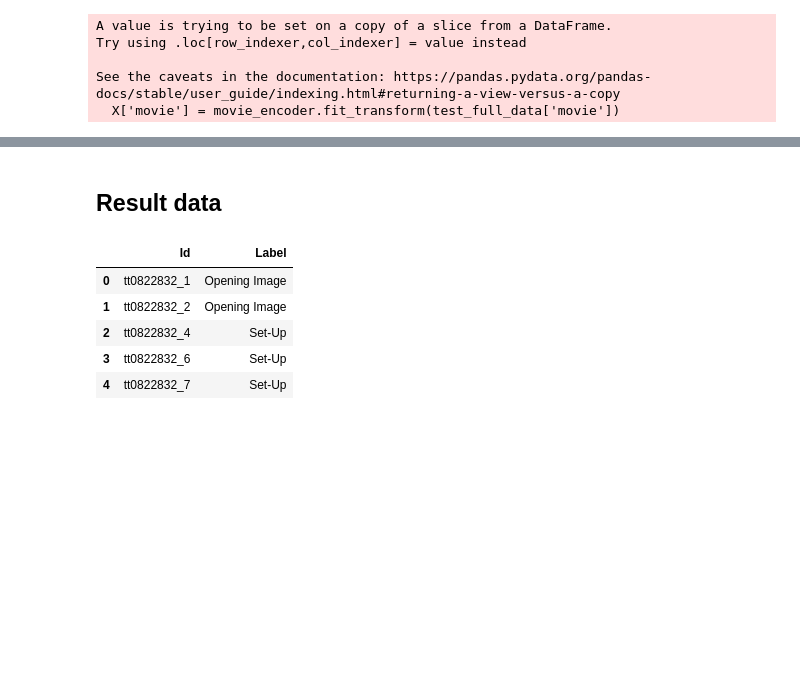
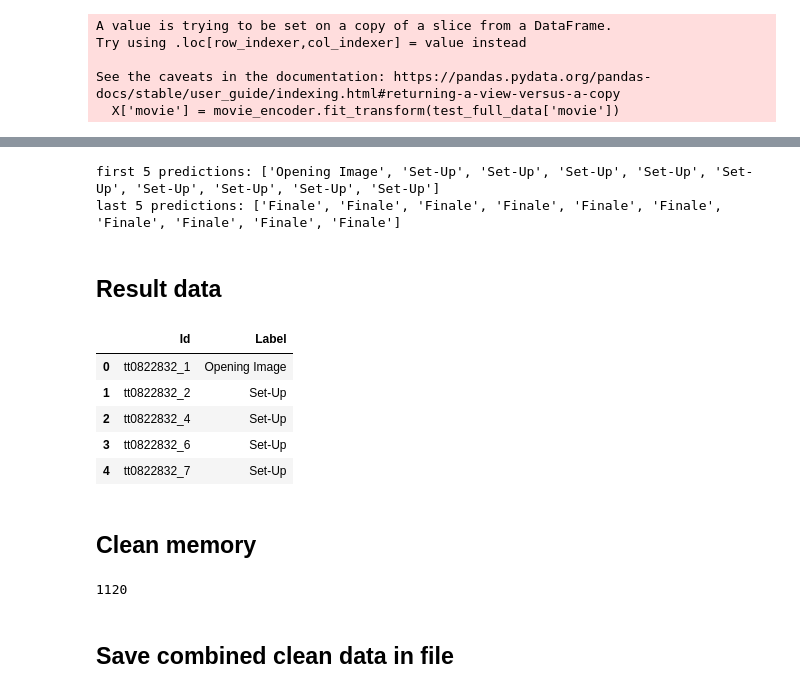
Before and after one commit to C7A7A/story-beats, a Jupyter notebook: story-beats.ipynb, the cells around one changed output, grey strips where cells are left out. Drawn from its saved outputs; the diff is of its cells as text; code cells hidden in the pictures; blank space fills up the shorter version.

```diff
--- a/story-beats.ipynb
+++ b/story-beats.ipynb
@@ -773,0 +1033,3 @@ See the caveats in the documentation: https://pandas.pydata.org/pandas-docs/stab
+# %%
+from transformers import DataCollatorWithPadding
+data_collator = DataCollatorWithPadding(tokenizer=tokenizer)
@@ -774,24 +1101,40 @@ See the caveats in the documentation: https://pandas.pydata.org/pandas-docs/stab
+# %%
+predictions = trainer.predict(tokenized_validation_dataset)
+# %%
+predicted_probabilities = predictions.predictions
+predicted_label_ids = np.argmax(predicted_probabilities, axis=-1)
+
+label_predictions = [map_label_from_int(label) for label in predicted_label_ids]
+print(f"first 5 predictions: {label_predictions[:10]} \nlast 5 predictions: {label_predictions[-10:]}")
+# %% [output]
+first 5 predictions: ['Opening Image', 'Set-Up', 'Set-Up', 'Set-Up', 'Set-Up', 'Set-Up', 'Set-Up', 'Set-Up', 'Set-Up', 'Set-Up']
+last 5 predictions: ['Finale', 'Finale', 'Finale', 'Finale', 'Finale', 'Finale', 'Finale', 'Finale', 'Finale', 'Finale']
 # %% [markdown]
 ## Result data
+# %%
+result_df = pd.DataFrame(columns=['Id', 'Label'])
+
+def fill_result_df(full_data, movies, movies_ids, predictions):
+    for idx, scene in full_data.iterrows():
+        movie_name = scene['movie']
+        movie_index = movies.index(movie_name)
+        movie_id = movies_ids[movie_index]
+        scene_id = scene['scene_id']
+        movie_scene_id = f"{movie_id}_{scene_id}"
+
+        pred_label = predictions[idx]
+        result_df.loc[idx] = [movie_scene_id, pred_label]
 # %%
-result_df = pd.DataFrame(columns=['Id', 'Label'])
-
-for idx, scene in test_full_data.iterrows():
-    movie_name = scene['movie']
-    movie_index = test_movies.index(movie_name)
-    movie_id = test_movies_ids[movie_index]
-    scene_id = scene['scene_id']
-    movie_scene_id = f"{movie_id}_{scene_id}"
-
-    pred_label = y_pred_labels[idx]
-
-    result_df.loc[idx] = [movie_scene_id, pred_label]
+# Fourth model
+fill_result_df(test_full_data, test_movies, test_movies_ids, label_predictions)
+# First model
+# fill_result_df(test_full_data, test_movies, test_movies_ids, y_pred_labels)
 
 result_df.head()
 # %% [output]
 |  | Id | Label |
 | 0 | tt0822832_1 | Opening Image |
-| 1 | tt0822832_2 | Opening Image |
+| 1 | tt0822832_2 | Set-Up |
 | 2 | tt0822832_4 | Set-Up |
 | 3 | tt0822832_6 | Set-Up |
 | 4 | tt0822832_7 | Set-Up |
@@ -799,0 +1143,2 @@ result_df.to_csv('output.csv', index=False)
+# %% [markdown]
+## Clean memory
@@ -799,0 +1148,7 @@ result_df.to_csv('output.csv', index=False)
+# %%
+import gc
+gc.collect()
+# %% [output]
+1120
+# %% [markdown]
+## Save combined clean data in file
```
Also changed, not shown: parts of 25 cells of this notebook, 4 other files.
